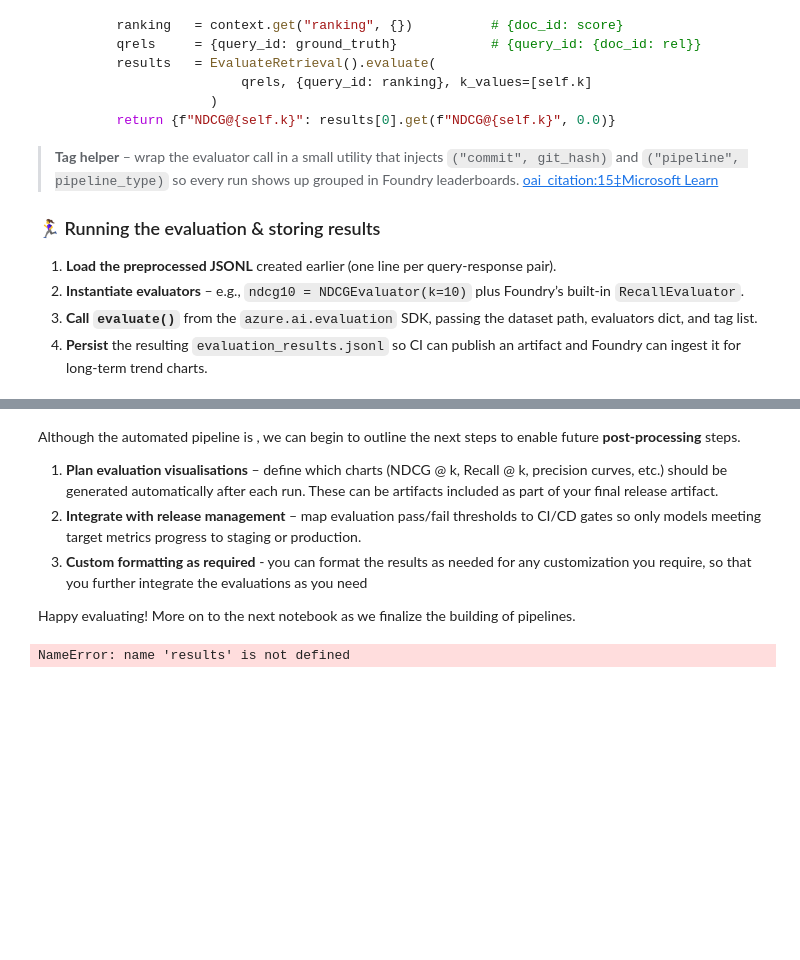
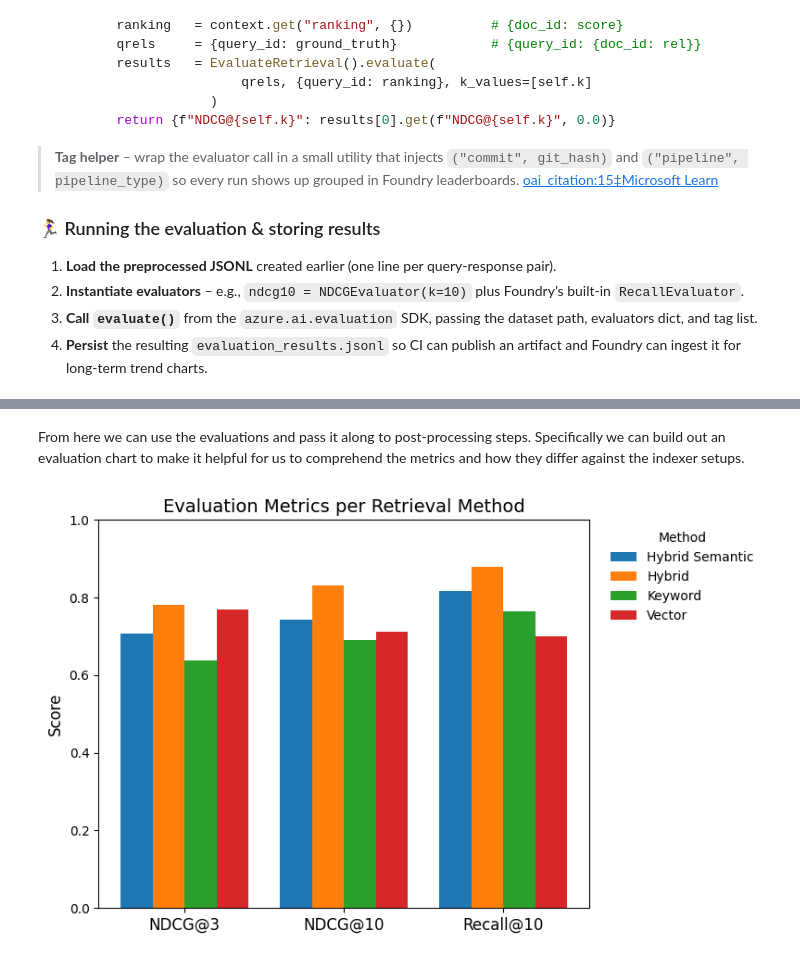
Before and after one commit to Azure-Samples/aihlsignited-medevals, a Jupyter notebook: labs/lab-02-search-evaluations-upload-analyze.ipynb, the cells around one changed output, grey strips where cells are left out. Saved outputs shown, nothing was run; the diff lists cells and outputs as text; code cells hidden in the pictures; blank space fills up the shorter version.

```diff
--- a/labs/lab-02-search-evaluations-upload-analyze.ipynb
+++ b/labs/lab-02-search-evaluations-upload-analyze.ipynb
@@ -292,12 +357,42 @@ Output path: "/Users/marcjimz/.promptflow/.runs/src_evals_custom_ndcg_evaluator_
 # %% [markdown]
-Although the automated pipeline is , we can begin to outline the next steps to enable future **post-processing** steps.
-
-1. **Plan evaluation visualisations** – define which charts (NDCG @ k, Recall @ k, precision curves, etc.) should be generated automatically after each run.  These can be artifacts included as part of your final release artifact.
-2. **Integrate with release management** – map evaluation pass/fail thresholds to CI/CD gates so only models meeting target metrics progress to staging or production.
-3. **Custom formatting as required** - you can format the results as needed for any customization you require, so that you further integrate the evaluations as you need
-
-Happy evaluating! More on to the next notebook as we finalize the building of pipelines.
+From here we can use the evaluations and pass it along to post-processing steps. Specifically we can build out an evaluation chart to make it helpful for us to comprehend the metrics and how they differ against the indexer setups.
 # %%
-results
+metrics_by_method = [(x['rows'][0]['inputs.method'], x['metrics']) for x in results]
-# %% [output]
-NameError: name 'results' is not defined
+# %%
+import numpy as np
+import matplotlib.pyplot as plt
+
+metrics_keys  = ['ndcg_3.NDCG@3', 'ndcg_10.NDCG@10', 'recall_10.Recall@10']
+metric_labels = ['NDCG@3',      'NDCG@10',       'Recall@10']
+
+methods = [method for method, _       in metrics_by_method]
+scores  = [[metrics[k] for k in metrics_keys] for _, metrics in metrics_by_method]
+
+n_metrics     = len(metrics_keys)
+n_methods     = len(methods)
+bar_width     = 0.20
+group_spacing = 1.0
+x_groups      = np.arange(n_metrics) * group_spacing
+
+fig, ax = plt.subplots(figsize=(8, 5))
+for i, (method, vals) in enumerate(zip(methods, scores)):
+    ax.bar(
+        x_groups + i * bar_width,
+        vals,
+        bar_width,
+        label=method.replace('_', ' ').title()
+    )
+
+# center the x-ticks under each group
+ax.set_xticks(x_groups + bar_width * (n_methods - 1) / 2)
+ax.set_xticklabels(metric_labels, fontsize=12)
+
+ax.set_ylabel('Score', fontsize=12)
+ax.set_title('Evaluation Metrics per Retrieval Method', fontsize=14)
+ax.set_ylim(0, 1)
+ax.legend(title='Method', frameon=False, bbox_to_anchor=(1.02, 1))
+
+plt.tight_layout()
+plt.show()
+# %% [output]
+[figure, added]
```
Also changed, not shown: parts of 3 cells of this notebook.
